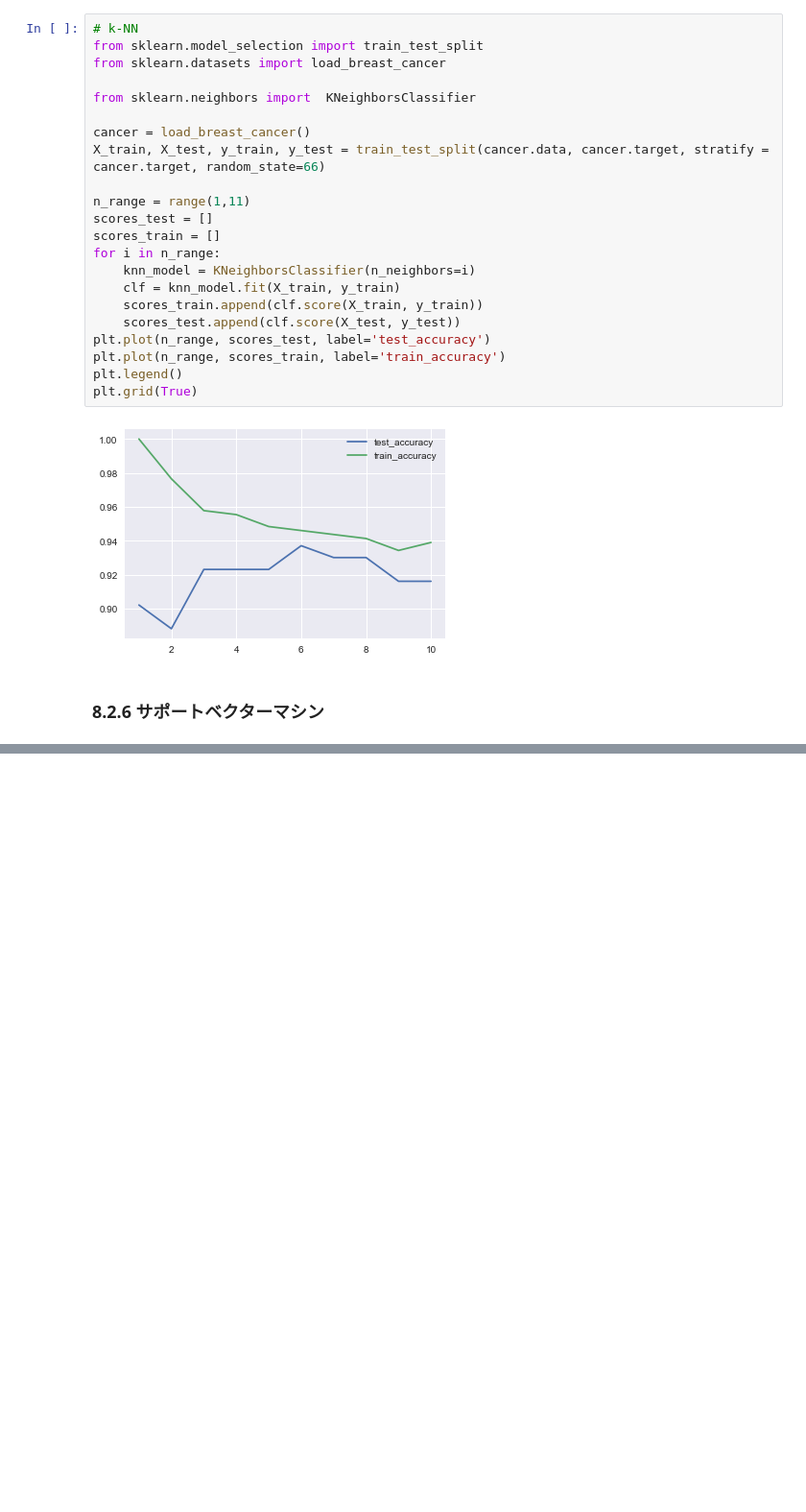
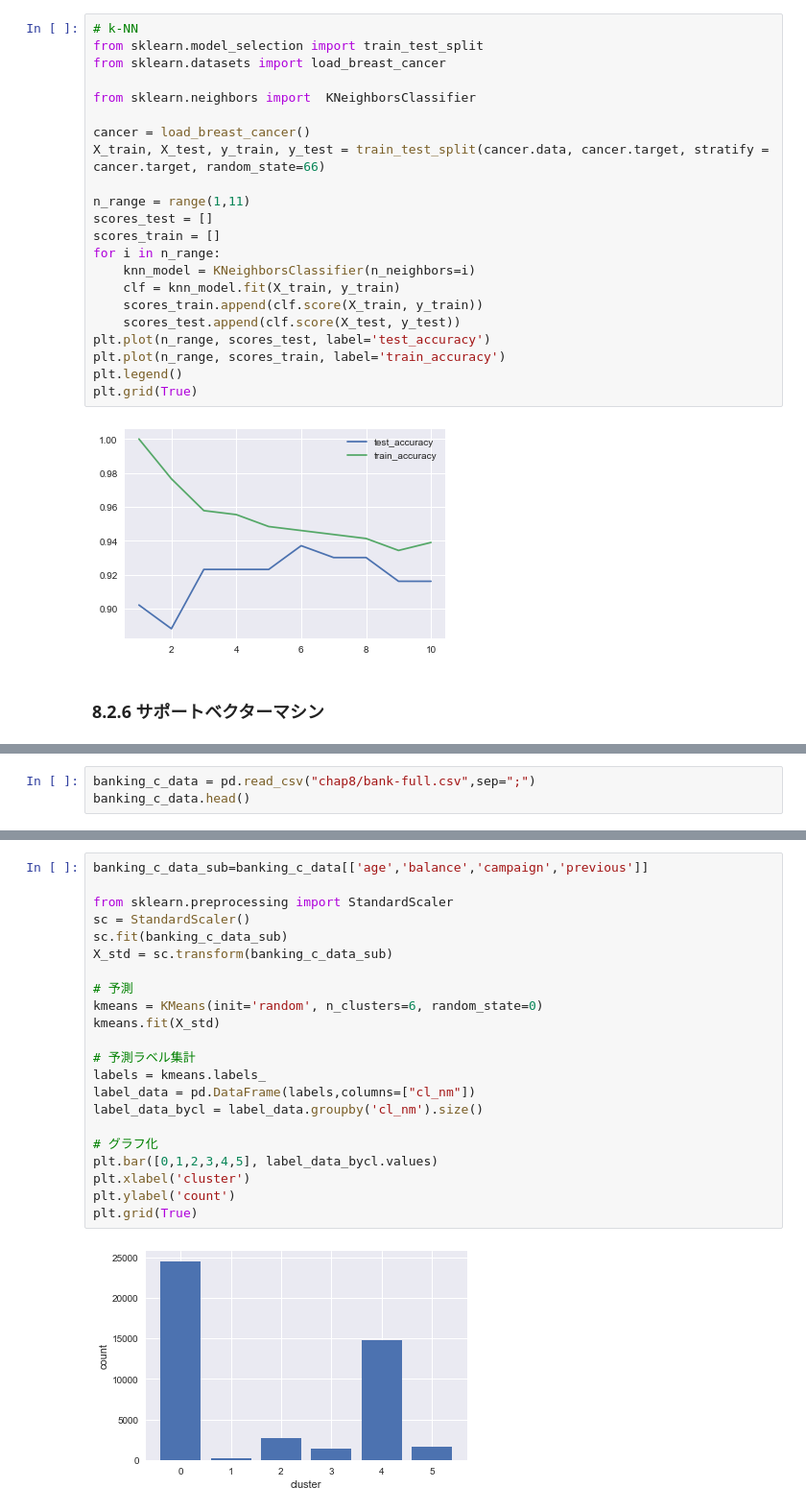
Before and after one commit to kecbigmt/data_science, a Jupyter notebook: mynote_chap8.ipynb, the cells around one changed output, grey strips where cells are left out. Shown at 96% size. Saved outputs shown, nothing was run; the diff lists cells and outputs as text; blank space fills up the shorter version.

Commit message:
chap8.3.1まで

```diff
--- a/mynote_chap8.ipynb
+++ b/mynote_chap8.ipynb
@@ -347,0 +377,3 @@ ValueError: Found input variables with inconsistent numbers of samples: [143, 42
+# %%
+banking_c_data = pd.read_csv("chap8/bank-full.csv",sep=";")
+banking_c_data.head()
@@ -347,0 +387,24 @@ ValueError: Found input variables with inconsistent numbers of samples: [143, 42
+# %%
+banking_c_data_sub=banking_c_data[['age','balance','campaign','previous']]
+
+from sklearn.preprocessing import StandardScaler
+sc = StandardScaler()
+sc.fit(banking_c_data_sub)
+X_std = sc.transform(banking_c_data_sub)
+
+# 予測
+kmeans = KMeans(init='random', n_clusters=6, random_state=0)
+kmeans.fit(X_std)
+
+# 予測ラベル集計
+labels = kmeans.labels_
+label_data = pd.DataFrame(labels,columns=["cl_nm"])
+label_data_bycl = label_data.groupby('cl_nm').size()
+
+# グラフ化
+plt.bar([0,1,2,3,4,5], label_data_bycl.values)
+plt.xlabel('cluster')
+plt.ylabel('count')
+plt.grid(True)
+# %% [output]
+[figure, added]
```
Also changed, not shown: parts of 8 cells of this notebook, 4 other files.
